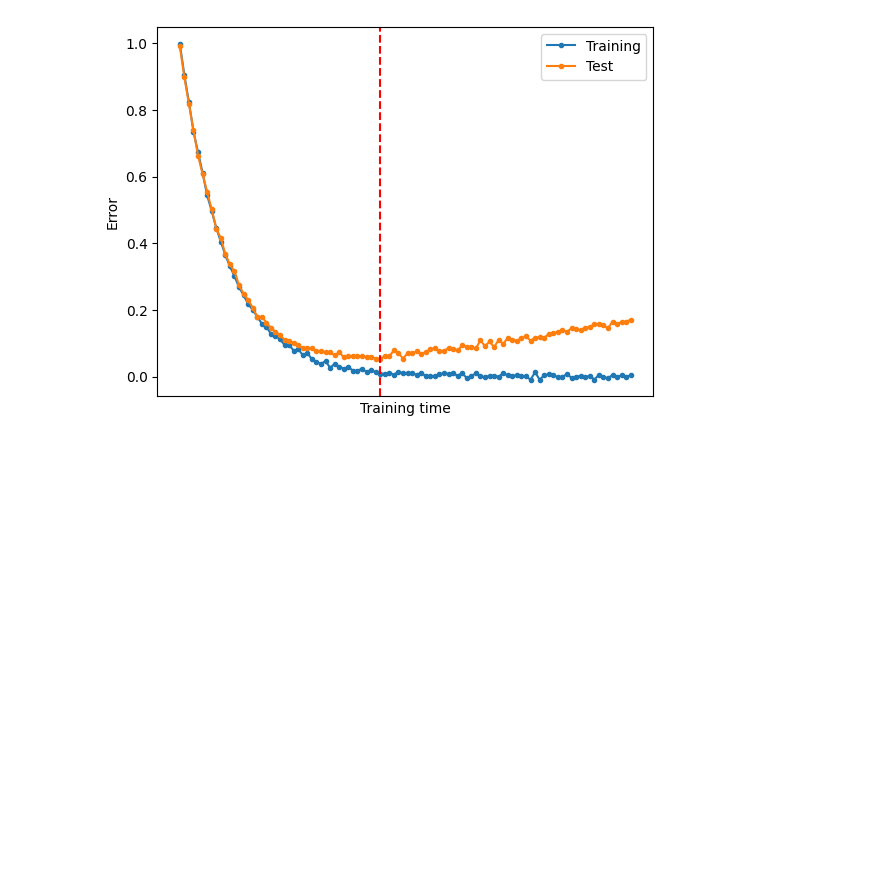
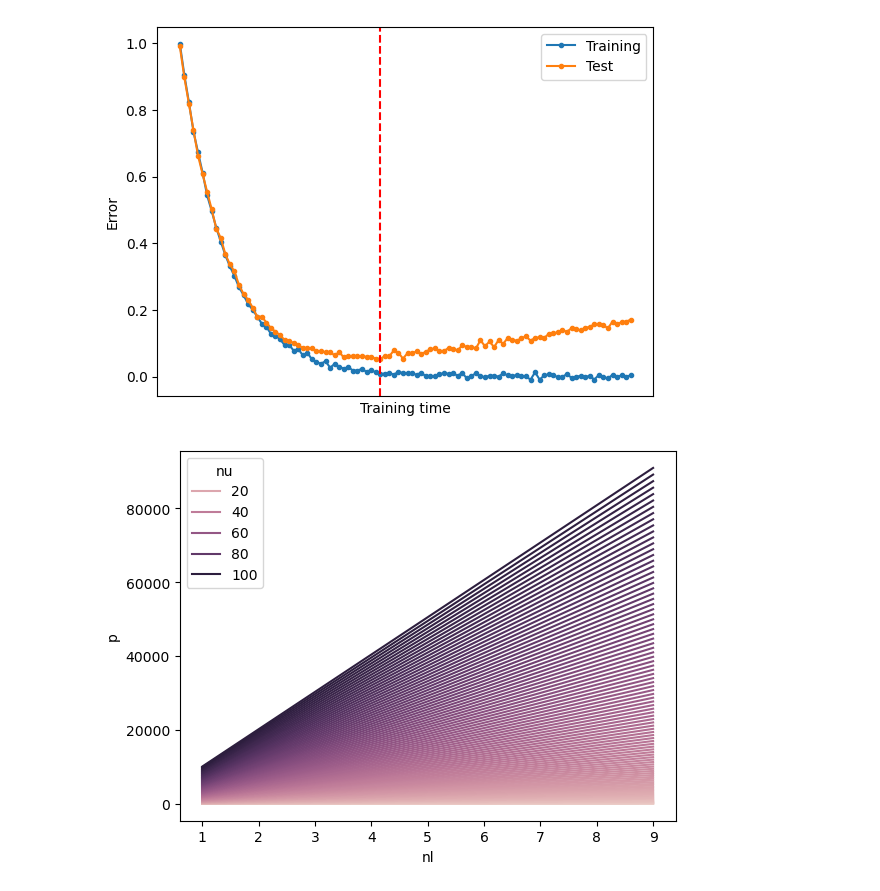
Before and after one commit to d-rogalski/MasterThesis, a Jupyter notebook: playground.ipynb, the cells around one changed output. Saved outputs shown, nothing was run; the diff lists cells and outputs as text; code cells hidden in the pictures; blank space fills up the shorter version.

```diff
--- a/playground.ipynb
+++ b/playground.ipynb
@@ -137,3 +138,29 @@ plt.legend()
 plt.show()
 # %% [output]
 [figure]
+# %%
+import tensorflow as tf
+m = tf.keras.models.Sequential([
+    tf.keras.layers.Dense(100, input_shape=(1,100)),
+    tf.keras.layers.Dense(100),
+    tf.keras.layers.Dense(100),
+    tf.keras.layers.Dense(100)
+])
+def no_params(nl,nu):
+    return sum([(nu+1)*nu for _ in range(nl)])
+
+rows = []
+for i in range(1,10):
+    for j in range(1,101):
+        rows.append({'nl':i,'nu':j,'p':no_params(i,j)})
+
+import pandas as pd
+import seaborn as sns
+import matplotlib.pyplot as plt
+df = pd.DataFrame(rows)
+sns.lineplot(data=df, hue='nu',y='p',x='nl')
+#plt.yscale('log')
+#plt.xscale('log')
+plt.show()
+# %% [output]
+[figure, added]
```
Also changed, not shown: parts of 6 cells of this notebook.
